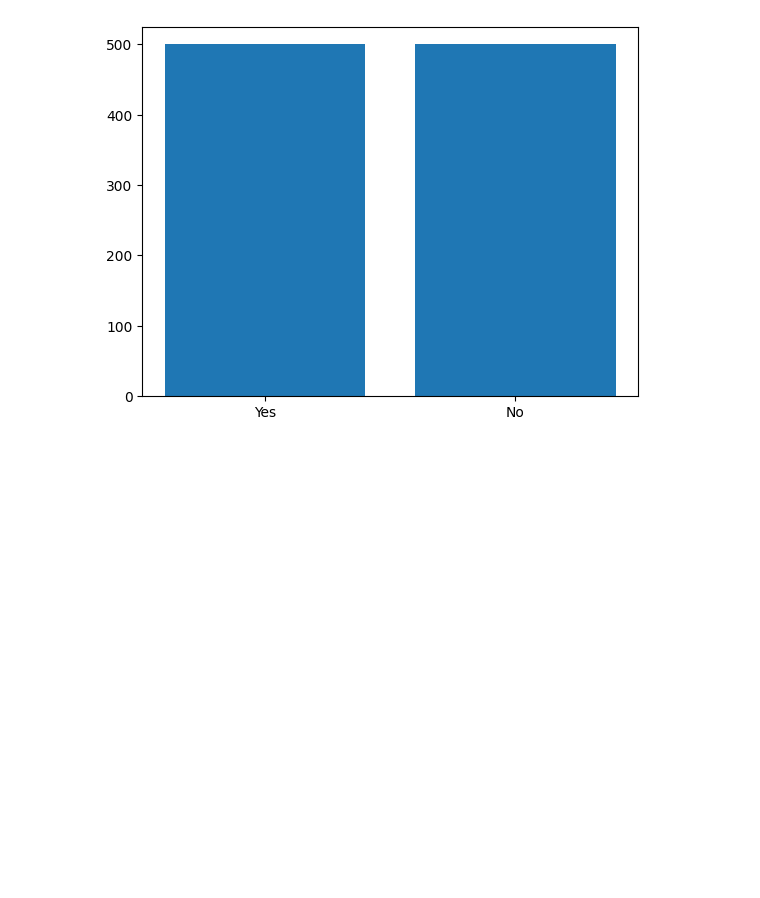
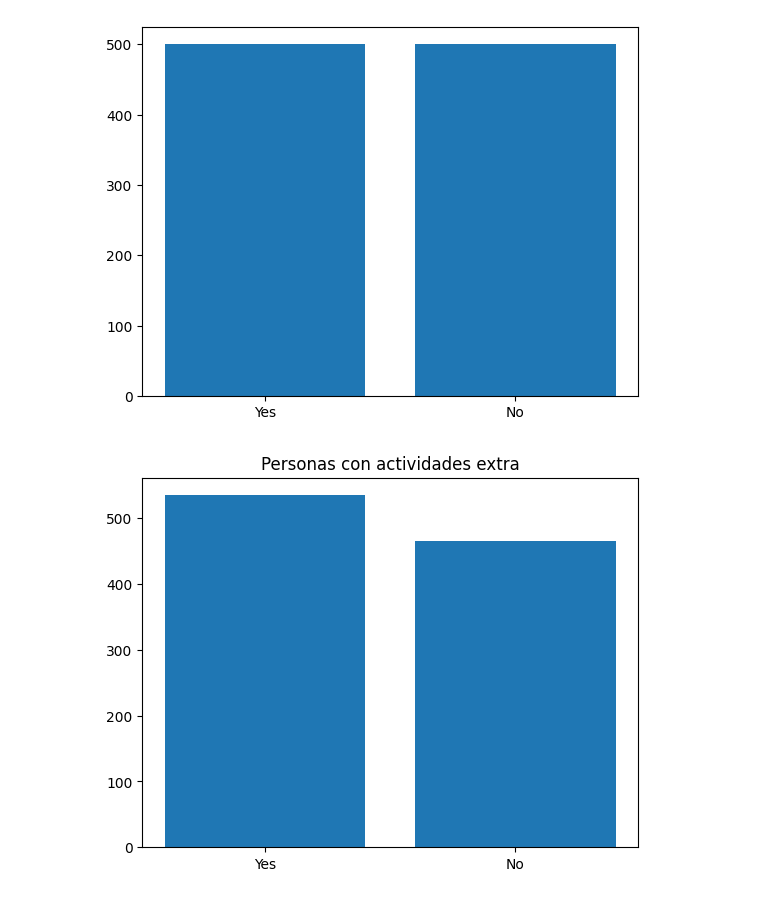
Before and after one commit to AidamZzzZ/student_academic_performance, a Jupyter notebook: notebooks/01.eda.ipynb, the cells around one changed output. Drawn from its saved outputs; the diff is of its cells as text; code cells hidden in the pictures; blank space fills up the shorter version.

```diff
--- a/notebooks/01.eda.ipynb
+++ b/notebooks/01.eda.ipynb
@@ -141,3 +150,12 @@ plt.bar(categorias, values)
 plt.show()
 # %% [output]
 [figure]
+# %%
+categories = ["Yes", "No"]
+values = data[['extra_activities']].value_counts()
+
+plt.bar(categories, values)
+plt.title("Personas con actividades extra")
+plt.show()
+# %% [output]
+[figure, added]
```
Also changed, not shown: parts of 6 cells of this notebook.
